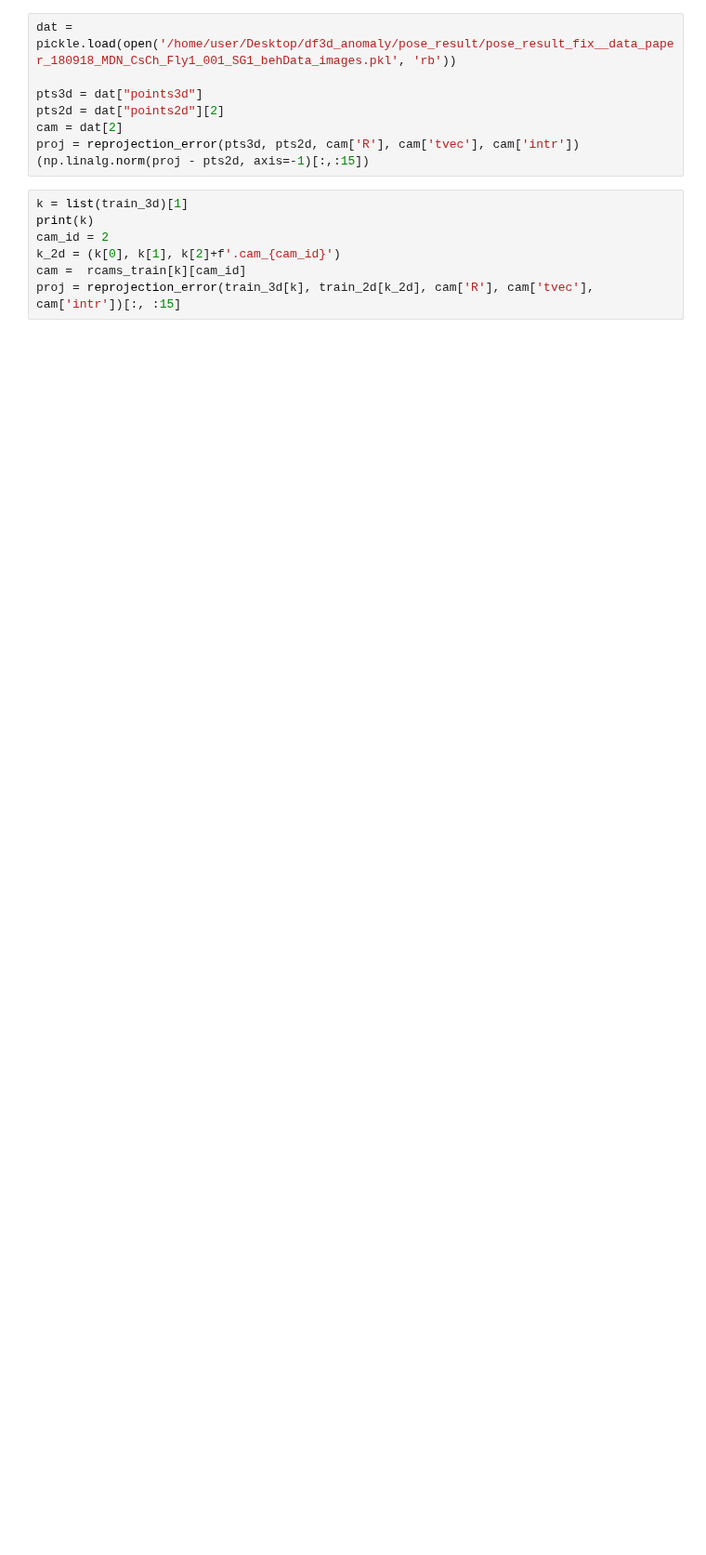
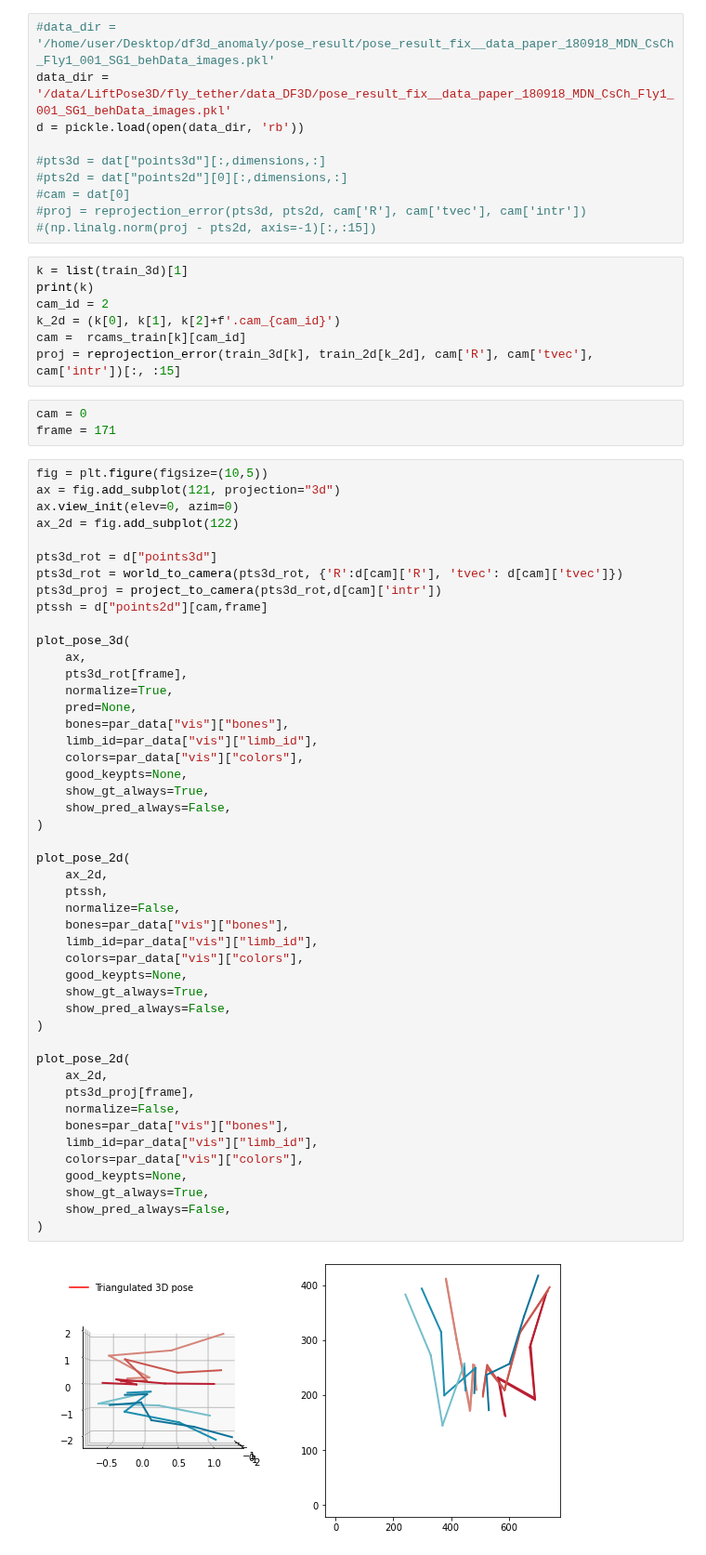
Before and after one commit to NeLy-EPFL/LiftPose3D, a Jupyter notebook: examples/fly_tether/check_data.ipynb, the cells around one changed output. Shown at 93% size. Saved outputs shown, nothing was run; the diff lists cells and outputs as text; blank space fills up the shorter version.

Commit message:
reprojection error

```diff
--- a/examples/fly_tether/check_data.ipynb
+++ b/examples/fly_tether/check_data.ipynb
@@ -58,13 +60,15 @@ test_3d, _, rcams_test = load_3D(
 #train_3d = transform_frame(train_3d, rcams_train)
 #test_3d = transform_frame(test_3d, rcams_test)
 # %%
-dat = pickle.load(open('/home/user/Desktop/df3d_anomaly/pose_result/pose_result_fix__data_paper_180918_MDN_CsCh_Fly1_001_SG1_behData_images.pkl', 'rb'))
+#data_dir = '/home/user/Desktop/df3d_anomaly/pose_result/pose_result_fix__data_paper_180918_MDN_CsCh_Fly1_001_SG1_behData_images.pkl'
+data_dir = '/data/LiftPose3D/fly_tether/data_DF3D/pose_result_fix__data_paper_180918_MDN_CsCh_Fly1_001_SG1_behData_images.pkl'
+d = pickle.load(open(data_dir, 'rb'))
 
-pts3d = dat["points3d"]
-pts2d = dat["points2d"][2]
-cam = dat[2]
-proj = reprojection_error(pts3d, pts2d, cam['R'], cam['tvec'], cam['intr'])
-(np.linalg.norm(proj - pts2d, axis=-1)[:,:15])
+#pts3d = dat["points3d"][:,dimensions,:]
+#pts2d = dat["points2d"][0][:,dimensions,:]
+#cam = dat[0]
+#proj = reprojection_error(pts3d, pts2d, cam['R'], cam['tvec'], cam['intr'])
+#(np.linalg.norm(proj - pts2d, axis=-1)[:,:15])
 # %%
 k = list(train_3d)[1]
 print(k)
@@ -72,3 +76,55 @@ cam_id = 2
 k_2d = (k[0], k[1], k[2]+f'.cam_{cam_id}')
 cam =  rcams_train[k][cam_id]
 proj = reprojection_error(train_3d[k], train_2d[k_2d], cam['R'], cam['tvec'], cam['intr'])[:, :15]
+# %%
+cam = 0
+frame = 171
+# %%
+fig = plt.figure(figsize=(10,5))
+ax = fig.add_subplot(121, projection="3d")
+ax.view_init(elev=0, azim=0)
+ax_2d = fig.add_subplot(122)
+
+pts3d_rot = d["points3d"]
+pts3d_rot = world_to_camera(pts3d_rot, {'R':d[cam]['R'], 'tvec': d[cam]['tvec']})
+pts3d_proj = project_to_camera(pts3d_rot,d[cam]['intr'])
+ptssh = d["points2d"][cam,frame]
+
+plot_pose_3d(
+    ax,
+    pts3d_rot[frame],
+    normalize=True,
+    pred=None,
+    bones=par_data["vis"]["bones"],
+    limb_id=par_data["vis"]["limb_id"],
+    colors=par_data["vis"]["colors"],
+    good_keypts=None,
+    show_gt_always=True,
+    show_pred_always=False,
+)
+
+plot_pose_2d(
+    ax_2d,
+    ptssh,
+    normalize=False,
+    bones=par_data["vis"]["bones"],
+    limb_id=par_data["vis"]["limb_id"],
+    colors=par_data["vis"]["colors"],
+    good_keypts=None,
+    show_gt_always=True,
+    show_pred_always=False,
+)
+
+plot_pose_2d(
+    ax_2d,
+    pts3d_proj[frame],
+    normalize=False,
+    bones=par_data["vis"]["bones"],
+    limb_id=par_data["vis"]["limb_id"],
+    colors=par_data["vis"]["colors"],
+    good_keypts=None,
+    show_gt_always=True,
+    show_pred_always=False,
+)
+# %% [output]
+[figure, added]
```
Also changed, not shown: parts of 1 cell of this notebook, 30 other files.
